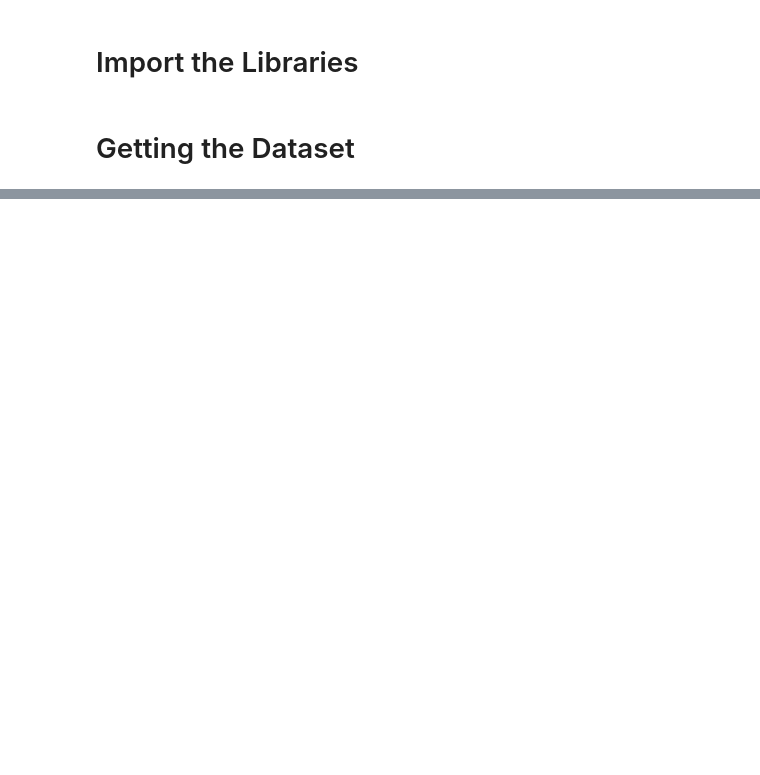
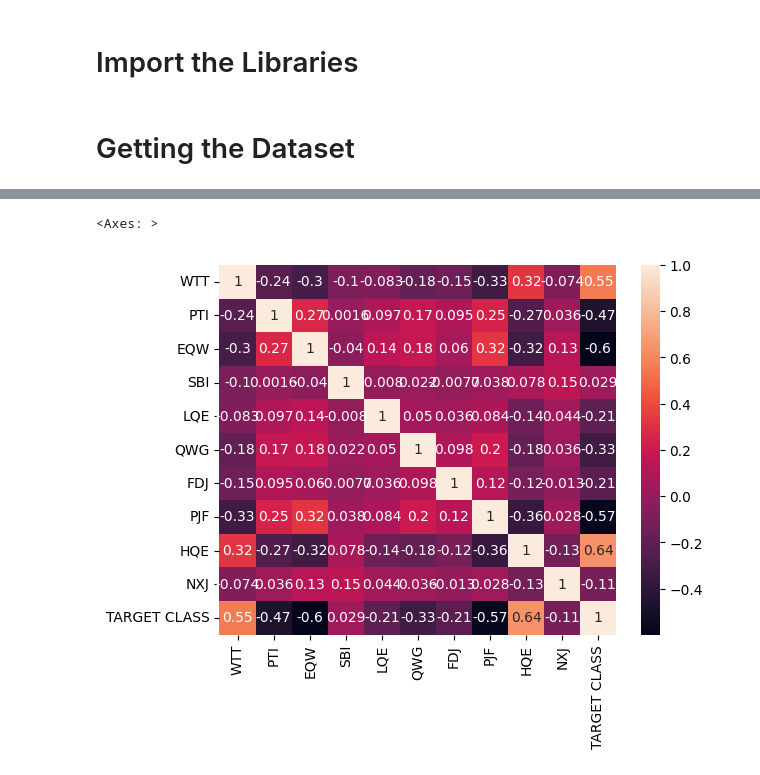
Before and after one commit to Harishshanmugamm/Learning-ML-Model, a Jupyter notebook: Supervised Learning/Classification Models/KNN/K Nearest Neighbor.ipynb, the cells around one changed output, grey strips where cells are left out. Saved outputs shown, nothing was run; the diff lists cells and outputs as text; code cells hidden in the pictures; blank space fills up the shorter version.

```diff
--- a/Supervised Learning/Classification Models/KNN/K Nearest Neighbor.ipynb
+++ b/Supervised Learning/Classification Models/KNN/K Nearest Neighbor.ipynb
@@ -9,4 +9,5 @@ import matplotlib.pyplot as plt
 # %% [markdown]
 # Getting the Dataset
 # %%
-df=pd.read_csv("")
+df=pd.read_csv("dataset.csv",index_col=0)
+df
@@ -12,0 +67,5 @@ df=pd.read_csv("")
+# %%
+sns.heatmap(df.corr(),annot=True)
+# %% [output]
+<Axes: >
+[figure, added]
```
Also changed, not shown: parts of 50 cells of this notebook, 1 other file.
